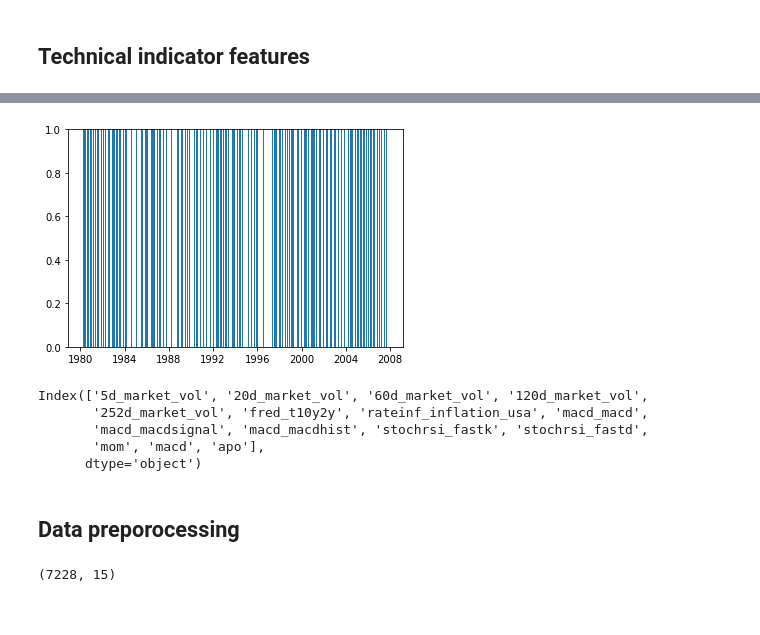
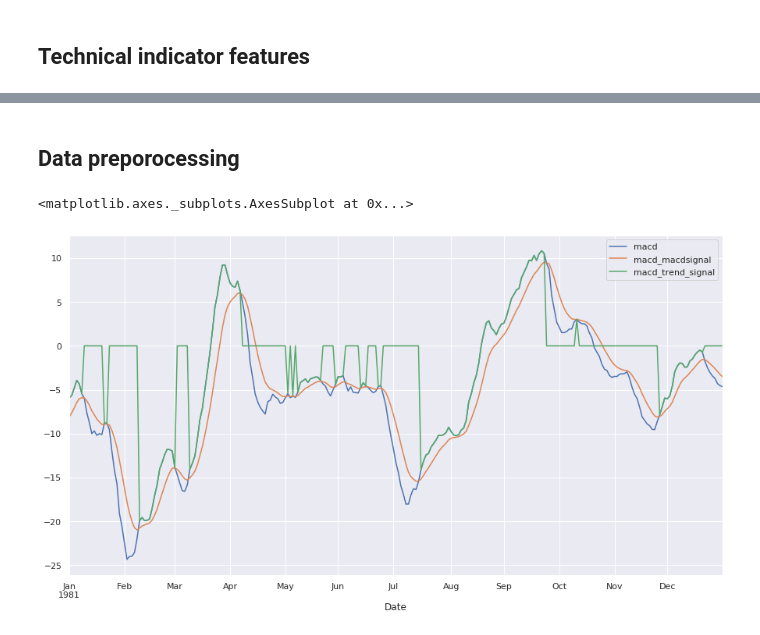
Before and after one commit to jbmoorhouse/gold_returns_predictor, a Jupyter notebook: xauusd_analysis.ipynb, the cells around one changed output, grey strips where cells are left out. Drawn from its saved outputs; the diff is of its cells as text; code cells hidden in the pictures.

```diff
--- a/xauusd_analysis.ipynb
+++ b/xauusd_analysis.ipynb
@@ -202,19 +144,2 @@ DatetimeIndex(['1980-04-07', '1980-04-08', '1980-04-09', '1980-04-10',
-# %%
-ind = df.index[fast_greater_slow]
-
-
-np.split(ind, dates[~((dates.shift(5) == dates) | (dates.shift(-5) == dates))].index)
-for region in np.split(ind, dates[~((dates.shift(5) == dates) | (dates.shift(-5) == dates))].index):
-    plt.axvspan(region[0], region[-1])
-# %% [output]
-[figure, removed]
-# %%
-split_data['X_train'].columns
-# %% [output]
-Index(['5d_market_vol', '20d_market_vol', '60d_market_vol', '120d_market_vol',
-       '252d_market_vol', 'fred_t10y2y', 'rateinf_inflation_usa', 'macd_macd',
-       'macd_macdsignal', 'macd_macdhist', 'stochrsi_fastk', 'stochrsi_fastd',
-       'mom', 'macd', 'apo'],
-      dtype='object')
 # %% [markdown]
 ## Data preporocessing
@@ -283,4 +146,6 @@ def train_valid_test_split(all_x, all_y, train_size, valid_size, test_size):
 # %%
+from split._split import TrainValidateTest
+
 data = xau_df_dict['wgc_gold_daily_usd']
 data['target'] = data['price'].shift(-1).pct_change()
 data.dropna(inplace = True)
@@ -288,10 +153,23 @@ data.dropna(inplace = True)
 X = data.drop(['price', 'target'], axis = 1)
 y = (data['target'] > 0).astype(int)
 
-split_data = train_valid_test_split(X, y, 0.7, 0.15, 0.15)
-split_data['X_train'].shape
+split = TrainValidateTest(0.7, 0.15, 0.15)
+X_train, X_valid,  X_test, y_train, y_valid,  y_test = split.transform(X, y)
-# %% [output]
-(7228, 15)
+# %%
+df = X_train
+
+pipeline = Pipeline([
+     ('macd_ud_signal', MacdSignal()),
+     ('stoch_ud_signal', StochRsiSignal())
+])
+
+df = pipeline.fit_transform(df)
+
+sns.set(rc={'figure.figsize':(15, 8)})
+df.loc['1981', ['macd', 'macd_macdsignal', 'macd_trend_signal']].plot()
+# %% [output]
+<matplotlib.axes._subplots.AxesSubplot at 0x...>
+[figure, added]
 # %%
 scalar = StandardScaler()
 scalar.fit(split_data["X_train"])
```
Also changed, not shown: parts of 6 cells of this notebook, 3 other files.
